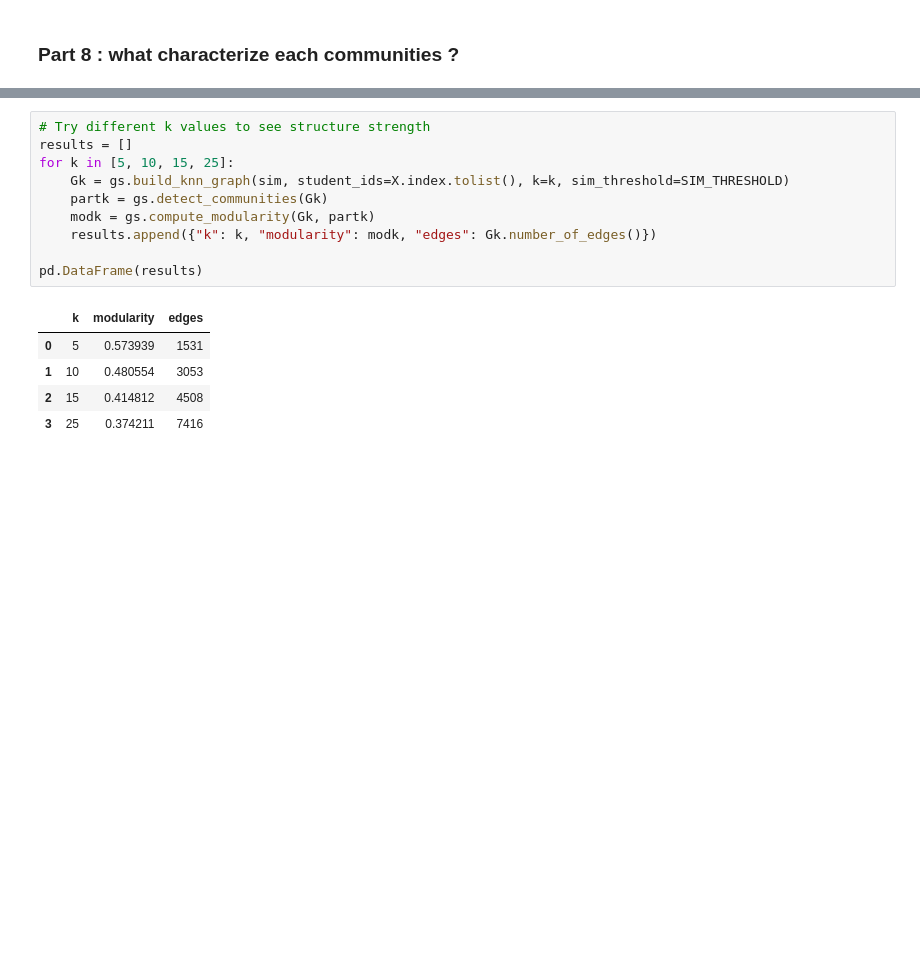
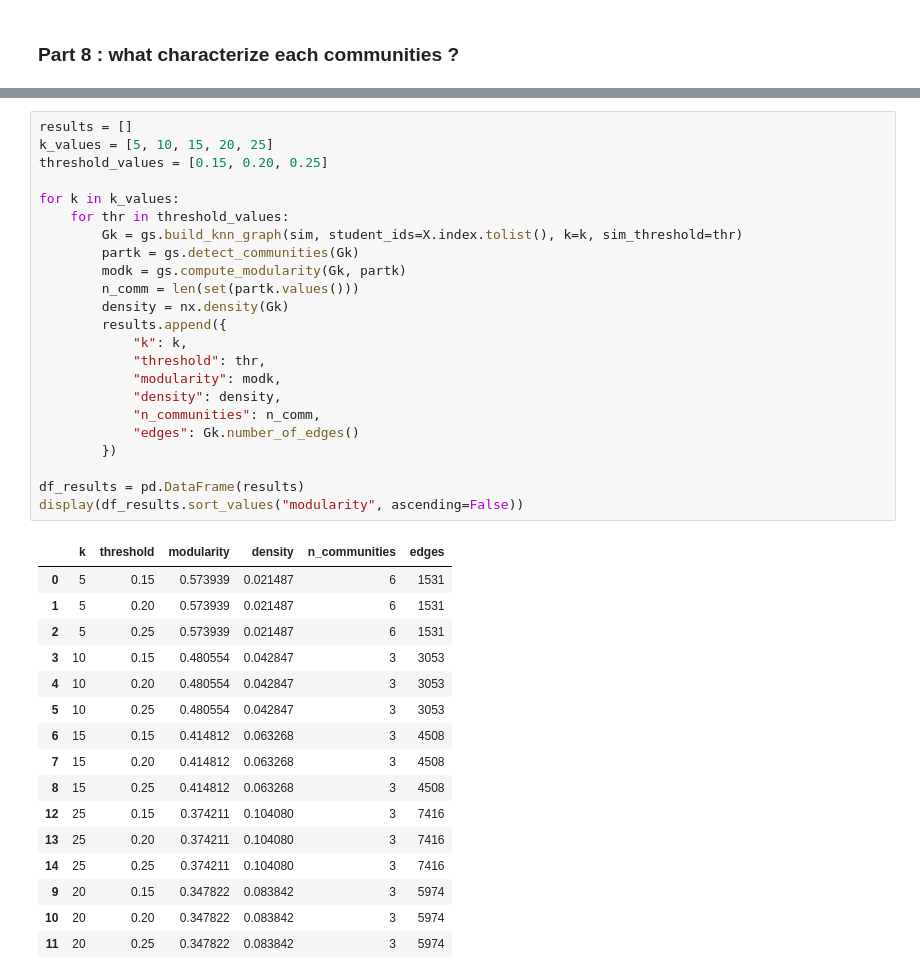
Before and after one commit to Katia-LOUNAS/oulad-network-exploration, a Jupyter notebook: notebooks/graph_student.ipynb, the cells around one changed output, grey strips where cells are left out. Saved outputs shown, nothing was run; the diff lists cells and outputs as text; blank space fills up the shorter version.

```diff
--- a/notebooks/graph_student.ipynb
+++ b/notebooks/graph_student.ipynb
@@ -340,16 +372,40 @@ for c in mean_by_comm.index:
 # %%
-# Try different k values to see structure strength
 results = []
-for k in [5, 10, 15, 25]:
-    Gk = gs.build_knn_graph(sim, student_ids=X.index.tolist(), k=k, sim_threshold=SIM_THRESHOLD)
-    partk = gs.detect_communities(Gk)
-    modk = gs.compute_modularity(Gk, partk)
-    results.append({"k": k, "modularity": modk, "edges": Gk.number_of_edges()})
+k_values = [5, 10, 15, 20, 25]
+threshold_values = [0.15, 0.20, 0.25]
 
-pd.DataFrame(results)
+for k in k_values:
+    for thr in threshold_values:
+        Gk = gs.build_knn_graph(sim, student_ids=X.index.tolist(), k=k, sim_threshold=thr)
+        partk = gs.detect_communities(Gk)
+        modk = gs.compute_modularity(Gk, partk)
+        n_comm = len(set(partk.values()))
+        density = nx.density(Gk)
+        results.append({
+            "k": k,
+            "threshold": thr,
+            "modularity": modk,
+            "density": density,
+            "n_communities": n_comm,
+            "edges": Gk.number_of_edges()
+        })
+
+df_results = pd.DataFrame(results)
+display(df_results.sort_values("modularity", ascending=False))
 # %% [output]
-|  | k | modularity | edges |
-| 0 | 5 | 0.573939 | 1531 |
-| 1 | 10 | 0.480554 | 3053 |
-| 2 | 15 | 0.414812 | 4508 |
-| 3 | 25 | 0.374211 | 7416 |
+|  | k | threshold | modularity | density | n_communities | edges |
+| 0 | 5 | 0.15 | 0.573939 | 0.021487 | 6 | 1531 |
+| 1 | 5 | 0.20 | 0.573939 | 0.021487 | 6 | 1531 |
+| 2 | 5 | 0.25 | 0.573939 | 0.021487 | 6 | 1531 |
+| 3 | 10 | 0.15 | 0.480554 | 0.042847 | 3 | 3053 |
+| 4 | 10 | 0.20 | 0.480554 | 0.042847 | 3 | 3053 |
+| 5 | 10 | 0.25 | 0.480554 | 0.042847 | 3 | 3053 |
+| 6 | 15 | 0.15 | 0.414812 | 0.063268 | 3 | 4508 |
+| 7 | 15 | 0.20 | 0.414812 | 0.063268 | 3 | 4508 |
+| 8 | 15 | 0.25 | 0.414812 | 0.063268 | 3 | 4508 |
+| 12 | 25 | 0.15 | 0.374211 | 0.104080 | 3 | 7416 |
+| 13 | 25 | 0.20 | 0.374211 | 0.104080 | 3 | 7416 |
+| 14 | 25 | 0.25 | 0.374211 | 0.104080 | 3 | 7416 |
+| 9 | 20 | 0.15 | 0.347822 | 0.083842 | 3 | 5974 |
+| 10 | 20 | 0.20 | 0.347822 | 0.083842 | 3 | 5974 |
+| 11 | 20 | 0.25 | 0.347822 | 0.083842 | 3 | 5974 |
```
Also changed, not shown: parts of 5 cells of this notebook.
